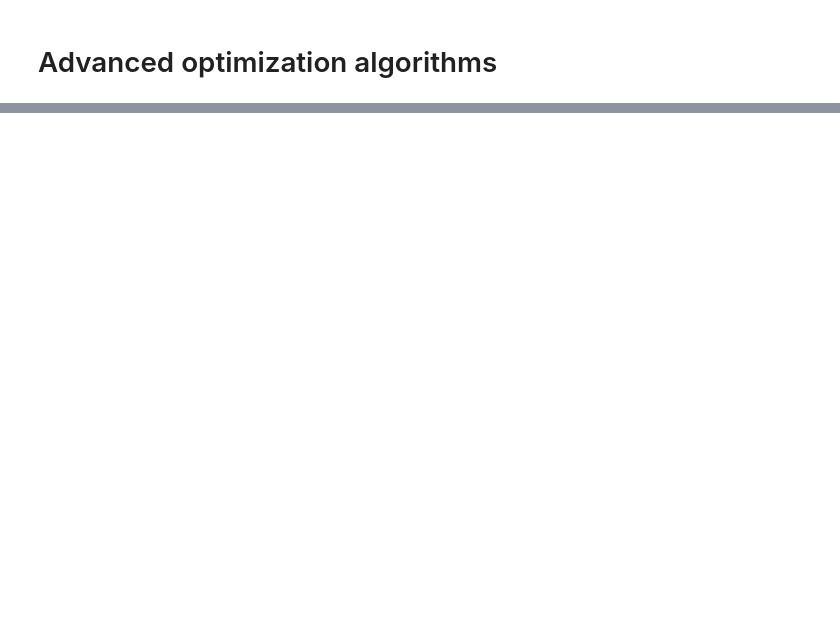
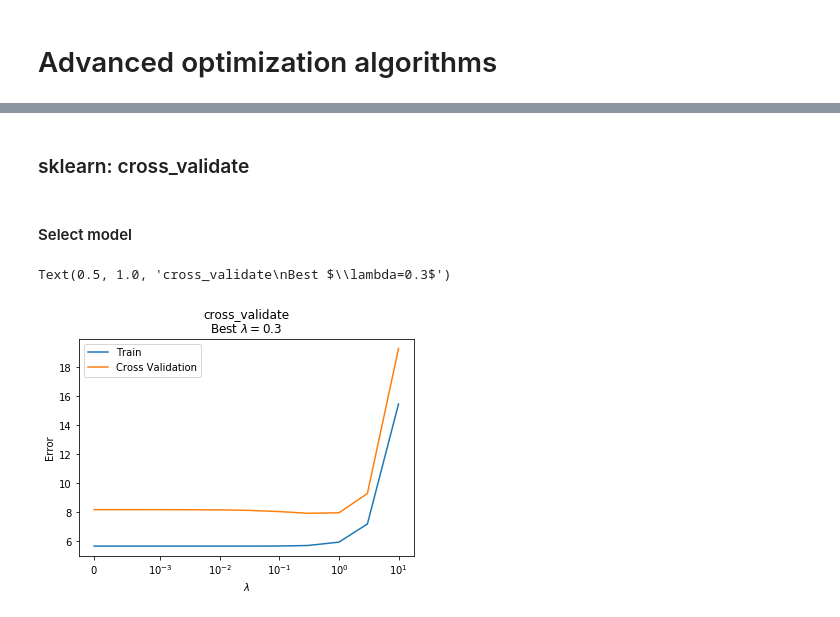
Before and after one commit to olivierpikeroen/ML-DLAI, a Jupyter notebook: learning-curves/python/bias-vs-variance-through-linear-regression.ipynb, the cells around one changed output, grey strips where cells are left out. Drawn from its saved outputs; the diff is of its cells as text; code cells hidden in the pictures; blank space fills up the shorter version.

```diff
--- a/learning-curves/python/bias-vs-variance-through-linear-regression.ipynb
+++ b/learning-curves/python/bias-vs-variance-through-linear-regression.ipynb
@@ -169,0 +198,31 @@ plotLearningCurve(len(train_sizes),np.abs(train_scores_mean),np.abs(test_scores_
+# %%
+p=4
+X_poly,_,_=polyFeatureNormalize(X,p)
+train_len=[len(train) for train,_ in kf.split(X_poly)]
+test_len=[len(test) for _,test in kf.split(X_poly)]
+X_poly_test,_,_=polyFeatureNormalize(Xtest,p)
+lambdas=[0,0.001,0.003,0.01,0.03,0.1,0.3,1,3,10]
+# %% [markdown]
+### sklearn: cross_validate
+# %% [markdown]
+#### Select model
+# %%
+mean_train_score_cv=[]
+mean_test_score_cv=[]
+estimators=[]
+for l in lambdas:
+    clf=Ridge(alpha=l)
+    scores=cross_validate(clf,X_poly,y,scoring='neg_mean_squared_error',cv=kf,return_train_score=True,return_estimator=True)
+    # Take cross-validation mean train/test scores
+    mean_train_score_cv.append(np.abs(np.average(scores['train_score'],weights=train_len)))
+    mean_test_score_cv.append(np.abs(np.average(scores['test_score'],weights=test_len)))
+    # Take estimators which give higest cross-validation test score (i.e. smallest error)
+    estimators.append(scores['estimator'][np.argmax(np.array(scores['test_score']))])
+plotValidationCurve(lambdas,mean_train_score_cv,mean_test_score_cv)
+bestidx_cv=np.argmin(mean_test_score_cv)
+bestLambda_cv=lambdas[bestidx_cv]
+bestEstimator_cv=estimators[bestidx_cv]
+plt.title('cross_validate\nBest 'r'$\lambda={}$'.format(lambdas[bestidx_cv]))
+# %% [output]
+Text(0.5, 1.0, 'cross_validate\nBest $\\lambda=0.3$')
+[figure, added]
```
Also changed, not shown: parts of 46 cells of this notebook, 6 other files.
